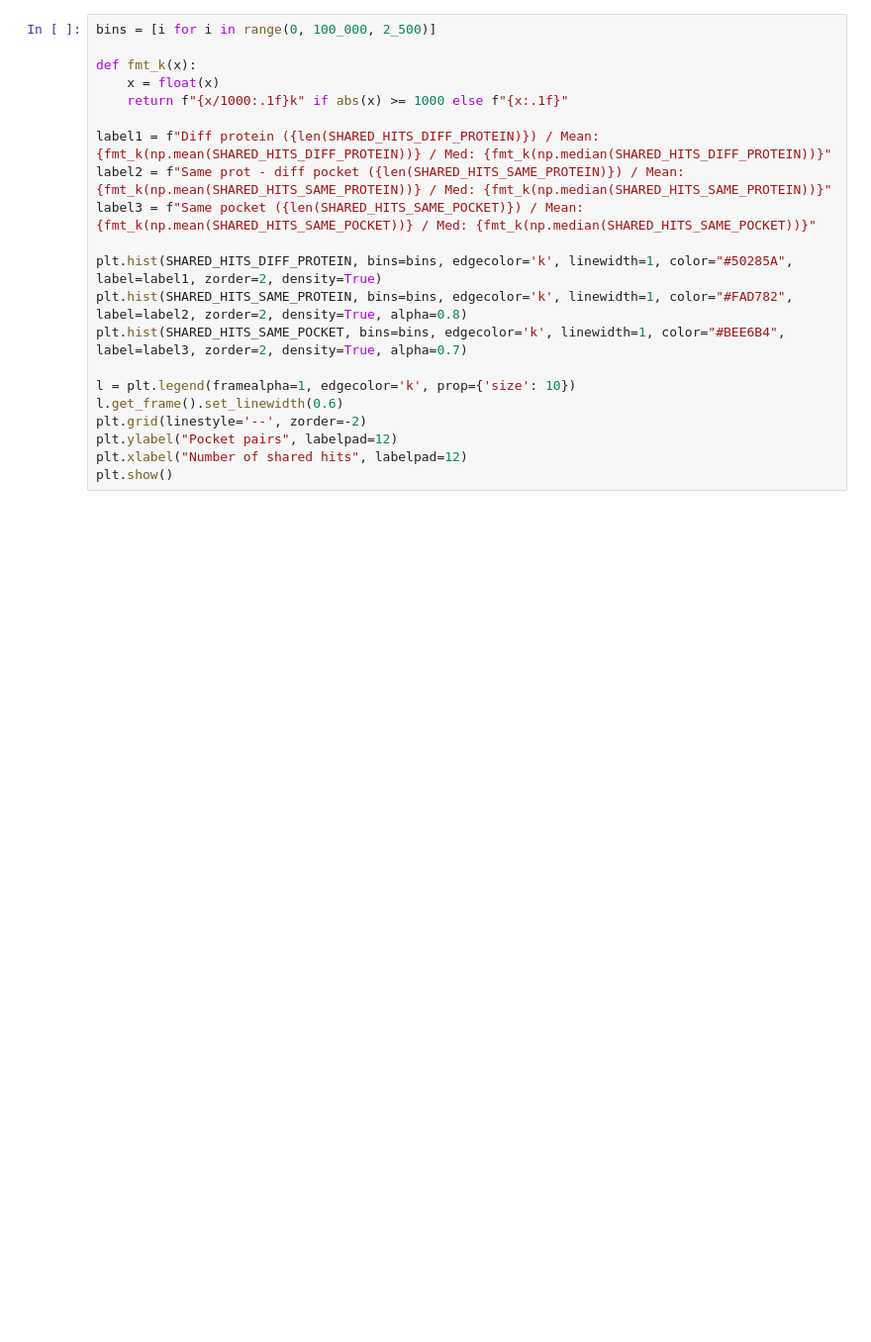
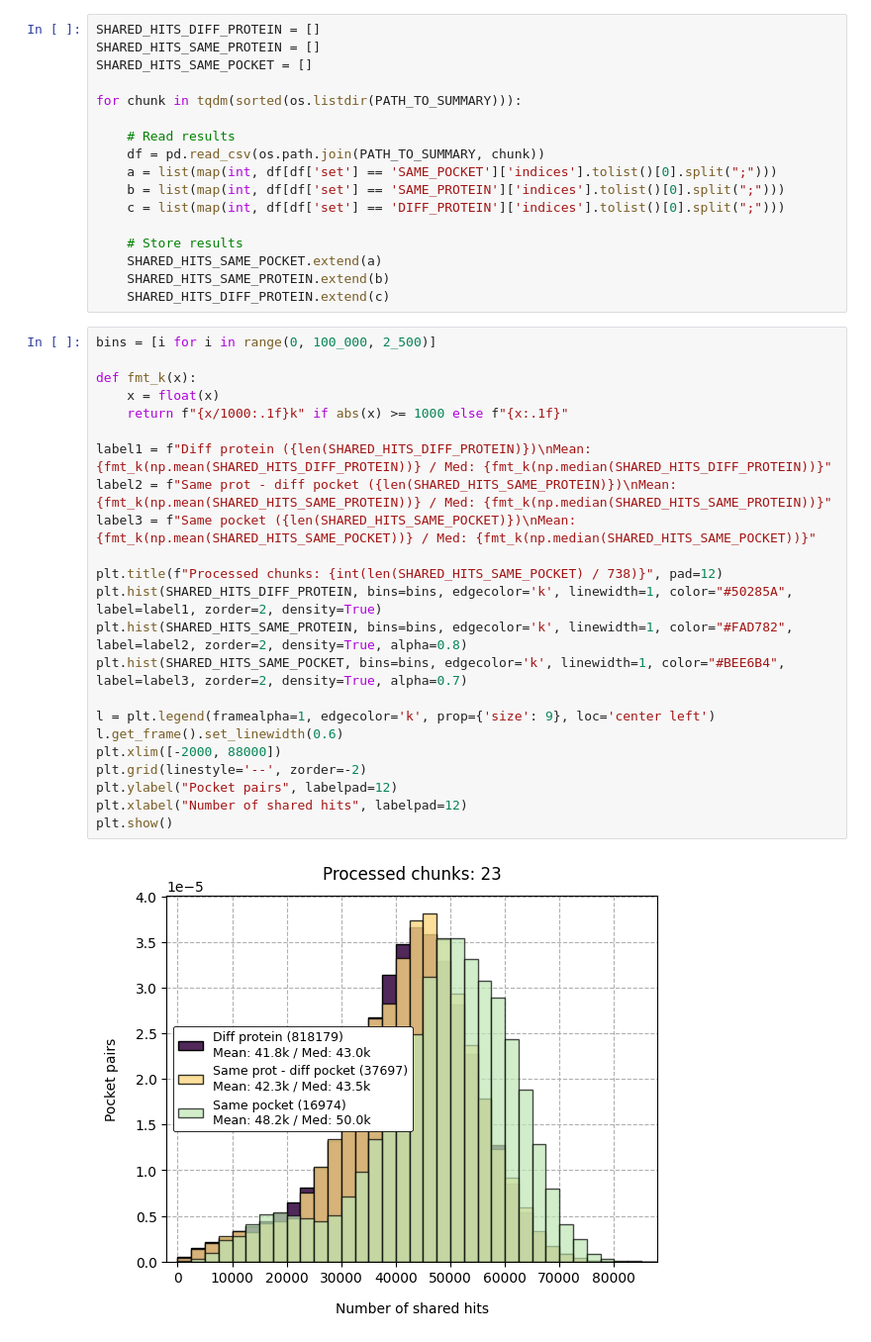
Before and after one commit to ersilia-os/mtb-targeted-protein-degradation, a Jupyter notebook: notebooks/billionscale.ipynb, the cells around one changed output. Shown at 99% size. Cells and saved outputs as stored; diff of their text form; blank space fills up the shorter version.

```diff
--- a/notebooks/billionscale.ipynb
+++ b/notebooks/billionscale.ipynb
@@ -119,21 +33,42 @@ plt.show()
+# %%
+SHARED_HITS_DIFF_PROTEIN = []
+SHARED_HITS_SAME_PROTEIN = []
+SHARED_HITS_SAME_POCKET = []
+
+for chunk in tqdm(sorted(os.listdir(PATH_TO_SUMMARY))):
+
+    # Read results
+    df = pd.read_csv(os.path.join(PATH_TO_SUMMARY, chunk))
+    a = list(map(int, df[df['set'] == 'SAME_POCKET']['indices'].tolist()[0].split(";")))
+    b = list(map(int, df[df['set'] == 'SAME_PROTEIN']['indices'].tolist()[0].split(";")))
+    c = list(map(int, df[df['set'] == 'DIFF_PROTEIN']['indices'].tolist()[0].split(";")))
+
+    # Store results
+    SHARED_HITS_SAME_POCKET.extend(a)
+    SHARED_HITS_SAME_PROTEIN.extend(b)
+    SHARED_HITS_DIFF_PROTEIN.extend(c)
 # %%
 bins = [i for i in range(0, 100_000, 2_500)]
 
 def fmt_k(x):
     x = float(x)
     return f"{x/1000:.1f}k" if abs(x) >= 1000 else f"{x:.1f}"
 
-label1 = f"Diff protein ({len(SHARED_HITS_DIFF_PROTEIN)}) / Mean: {fmt_k(np.mean(SHARED_HITS_DIFF_PROTEIN))} / Med: {fmt_k(np.median(SHARED_HITS_DIFF_PROTEIN))}"
-label2 = f"Same prot - diff pocket ({len(SHARED_HITS_SAME_PROTEIN)}) / Mean: {fmt_k(np.mean(SHARED_HITS_SAME_PROTEIN))} / Med: {fmt_k(np.median(SHARED_HITS_SAME_PROTEIN))}"
-label3 = f"Same pocket ({len(SHARED_HITS_SAME_POCKET)}) / Mean: {fmt_k(np.mean(SHARED_HITS_SAME_POCKET))} / Med: {fmt_k(np.median(SHARED_HITS_SAME_POCKET))}"
+label1 = f"Diff protein ({len(SHARED_HITS_DIFF_PROTEIN)})\nMean: {fmt_k(np.mean(SHARED_HITS_DIFF_PROTEIN))} / Med: {fmt_k(np.median(SHARED_HITS_DIFF_PROTEIN))}"
+label2 = f"Same prot - diff pocket ({len(SHARED_HITS_SAME_PROTEIN)})\nMean: {fmt_k(np.mean(SHARED_HITS_SAME_PROTEIN))} / Med: {fmt_k(np.median(SHARED_HITS_SAME_PROTEIN))}"
+label3 = f"Same pocket ({len(SHARED_HITS_SAME_POCKET)})\nMean: {fmt_k(np.mean(SHARED_HITS_SAME_POCKET))} / Med: {fmt_k(np.median(SHARED_HITS_SAME_POCKET))}"
 
+plt.title(f"Processed chunks: {int(len(SHARED_HITS_SAME_POCKET) / 738)}", pad=12)
 plt.hist(SHARED_HITS_DIFF_PROTEIN, bins=bins, edgecolor='k', linewidth=1, color="#50285A", label=label1, zorder=2, density=True)
 plt.hist(SHARED_HITS_SAME_PROTEIN, bins=bins, edgecolor='k', linewidth=1, color="#FAD782", label=label2, zorder=2, density=True, alpha=0.8)
 plt.hist(SHARED_HITS_SAME_POCKET, bins=bins, edgecolor='k', linewidth=1, color="#BEE6B4", label=label3, zorder=2, density=True, alpha=0.7)
 
-l = plt.legend(framealpha=1, edgecolor='k', prop={'size': 10})
+l = plt.legend(framealpha=1, edgecolor='k', prop={'size': 9}, loc='center left')
 l.get_frame().set_linewidth(0.6)
+plt.xlim([-2000, 88000])
 plt.grid(linestyle='--', zorder=-2)
 plt.ylabel("Pocket pairs", labelpad=12)
 plt.xlabel("Number of shared hits", labelpad=12)
 plt.show()
+# %% [output]
+[figure, added]
```
Also changed, not shown: parts of 11 cells of this notebook, 2 other files.
